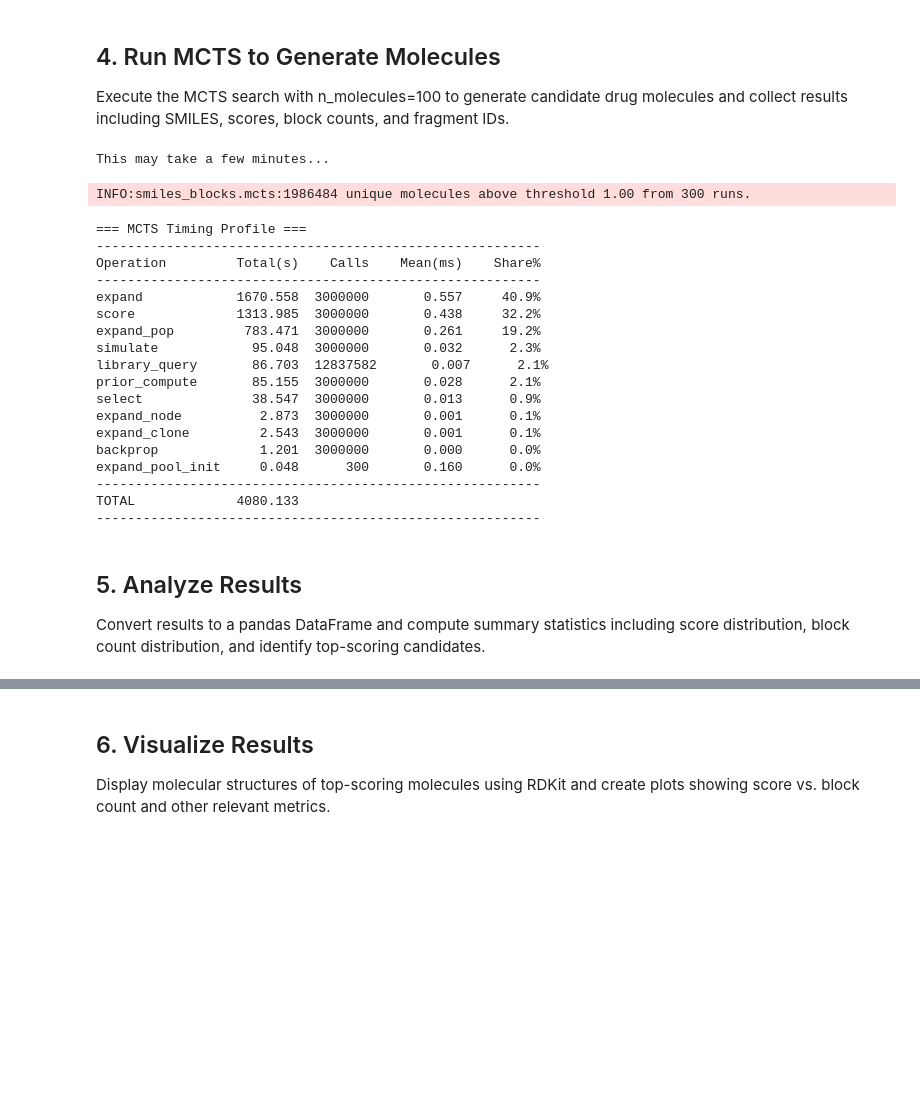
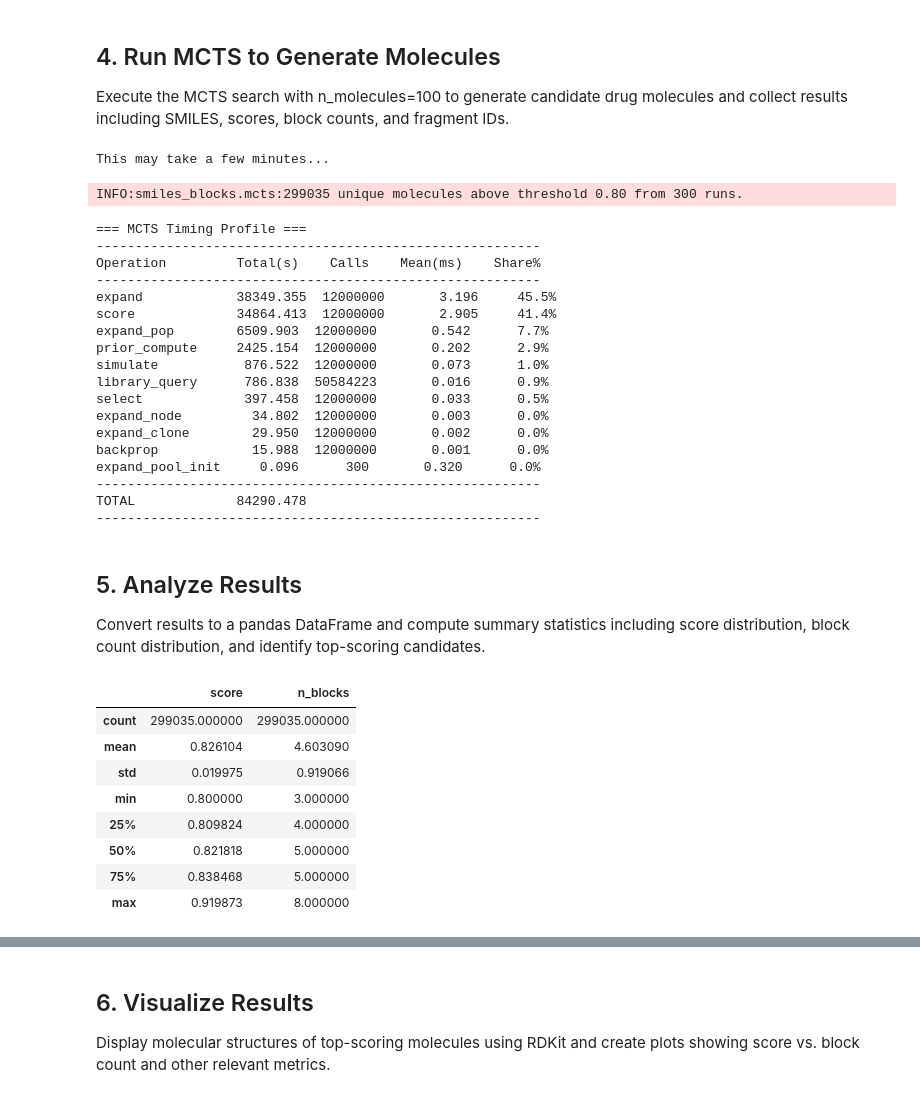
Before and after one commit to EtienneReboul/smiles_blocks, a Jupyter notebook: notebooks/6-er-test_mcts.ipynb, the cells around one changed output, grey strips where cells are left out. Drawn from its saved outputs; the diff is of its cells as text; code cells hidden in the pictures; blank space fills up the shorter version.

```diff
--- a/notebooks/6-er-test_mcts.ipynb
+++ b/notebooks/6-er-test_mcts.ipynb
@@ -226,32 +226,46 @@ INFO:__main__:MCTS Drug Designer initialized
 Execute the MCTS search with n_molecules=100 to generate candidate drug molecules and collect results including SMILES, scores, block counts, and fragment IDs.
 # %%
 print("This may take a few minutes...\n")
-results = mcts.run(n_runs=10, score_threshold=1)
+results = mcts.run(n_runs=300, score_threshold=0.80)
 # %% [output]
 This may take a few minutes...
-INFO:smiles_blocks.mcts:1986484 unique molecules above threshold 1.00 from 300 runs.
+INFO:smiles_blocks.mcts:299035 unique molecules above threshold 0.80 from 300 runs.
 === MCTS Timing Profile ===
 ---------------------------------------------------------
 Operation         Total(s)    Calls    Mean(ms)    Share%
 ---------------------------------------------------------
-expand            1670.558  3000000       0.557     40.9%
-score             1313.985  3000000       0.438     32.2%
-expand_pop         783.471  3000000       0.261     19.2%
-simulate            95.048  3000000       0.032      2.3%
-library_query       86.703  12837582       0.007      2.1%
-prior_compute       85.155  3000000       0.028      2.1%
-select              38.547  3000000       0.013      0.9%
-expand_node          2.873  3000000       0.001      0.1%
-expand_clone         2.543  3000000       0.001      0.1%
-backprop             1.201  3000000       0.000      0.0%
-expand_pool_init     0.048      300       0.160      0.0%
+expand            38349.355  12000000       3.196     45.5%
+score             34864.413  12000000       2.905     41.4%
+expand_pop        6509.903  12000000       0.542      7.7%
+prior_compute     2425.154  12000000       0.202      2.9%
+simulate           876.522  12000000       0.073      1.0%
+library_query      786.838  50584223       0.016      0.9%
+select             397.458  12000000       0.033      0.5%
+expand_node         34.802  12000000       0.003      0.0%
+expand_clone        29.950  12000000       0.002      0.0%
+backprop            15.988  12000000       0.001      0.0%
+expand_pool_init     0.096      300       0.320      0.0%
 ---------------------------------------------------------
-TOTAL             4080.133
+TOTAL             84290.478
 ---------------------------------------------------------
 # %% [markdown]
 ## 5. Analyze Results
 
 Convert results to a pandas DataFrame and compute summary statistics including score distribution, block count distribution, and identify top-scoring candidates.
+# %%
+# Convert results to DataFrame
+results_df = pd.DataFrame(results)
+results_df.describe()
+# %% [output]
+|  | score | n_blocks |
+| count | 299035.000000 | 299035.000000 |
+| mean | 0.826104 | 4.603090 |
+| std | 0.019975 | 0.919066 |
+| min | 0.800000 | 3.000000 |
+| 25% | 0.809824 | 4.000000 |
+| 50% | 0.821818 | 5.000000 |
+| 75% | 0.838468 | 5.000000 |
+| max | 0.919873 | 8.000000 |
 # %%
 # Convert results to DataFrame
 results_df = pd.DataFrame(results)
```
Also changed, not shown: parts of 9 cells of this notebook, 2 other files.
